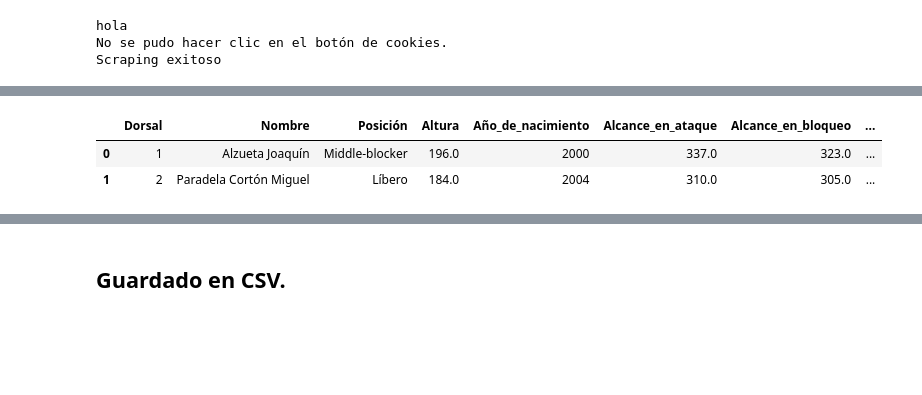
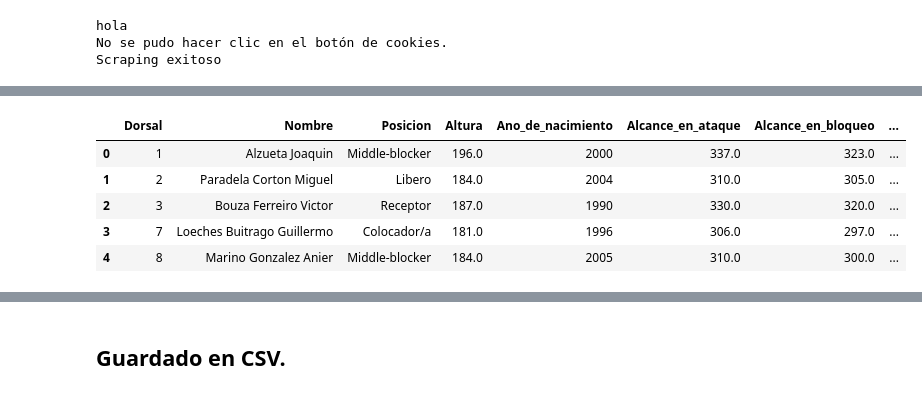
Before and after one commit to AlejandroCasna/Proyecto_final, a Jupyter notebook: notebooks/2021-2022/libero.ipynb, the cells around one changed output, grey strips where cells are left out. Drawn from its saved outputs; the diff is of its cells as text; code cells hidden in the pictures; blank space fills up the shorter version.

```diff
--- a/notebooks/2021-2022/libero.ipynb
+++ b/notebooks/2021-2022/libero.ipynb
@@ -24,11 +46,14 @@ libero.drop([1,12], inplace=True, axis=1)
 # %%
 #Extraccion de jugadores.
 df= pd.read_csv('../../data/2021-2022/jugadores.csv')
-df.head(2)
+df.head()
 # %% [output]
-|  | Dorsal | Nombre | Posición | Altura | Año_de_nacimiento | Alcance_en_ataque | Alcance_en_bloqueo | ... |
-| 0 | 1 | Alzueta Joaquín | Middle-blocker | 196.0 | 2000 | 337.0 | 323.0 | ... |
-| 1 | 2 | Paradela Cortón Miguel | Líbero | 184.0 | 2004 | 310.0 | 305.0 | ... |
+|  | Dorsal | Nombre | Posicion | Altura | Ano_de_nacimiento | Alcance_en_ataque | Alcance_en_bloqueo | ... |
+| 0 | 1 | Alzueta Joaquin | Middle-blocker | 196.0 | 2000 | 337.0 | 323.0 | ... |
+| 1 | 2 | Paradela Corton Miguel | Libero | 184.0 | 2004 | 310.0 | 305.0 | ... |
+| 2 | 3 | Bouza Ferreiro Victor | Receptor | 187.0 | 1990 | 330.0 | 320.0 | ... |
+| 3 | 7 | Loeches Buitrago Guillermo | Colocador/a | 181.0 | 1996 | 306.0 | 297.0 | ... |
+| 4 | 8 | Marino Gonzalez Anier | Middle-blocker | 184.0 | 2005 | 310.0 | 300.0 | ... |
 # %%
 liberos = pd.merge(libero, df[['Nombre', 'id_jugador','id_equipo']], on='Nombre', how='left')
 liberos['temporada'] = '2021-2022'
```
Also changed, not shown: parts of 5 cells of this notebook, 32 other files.
